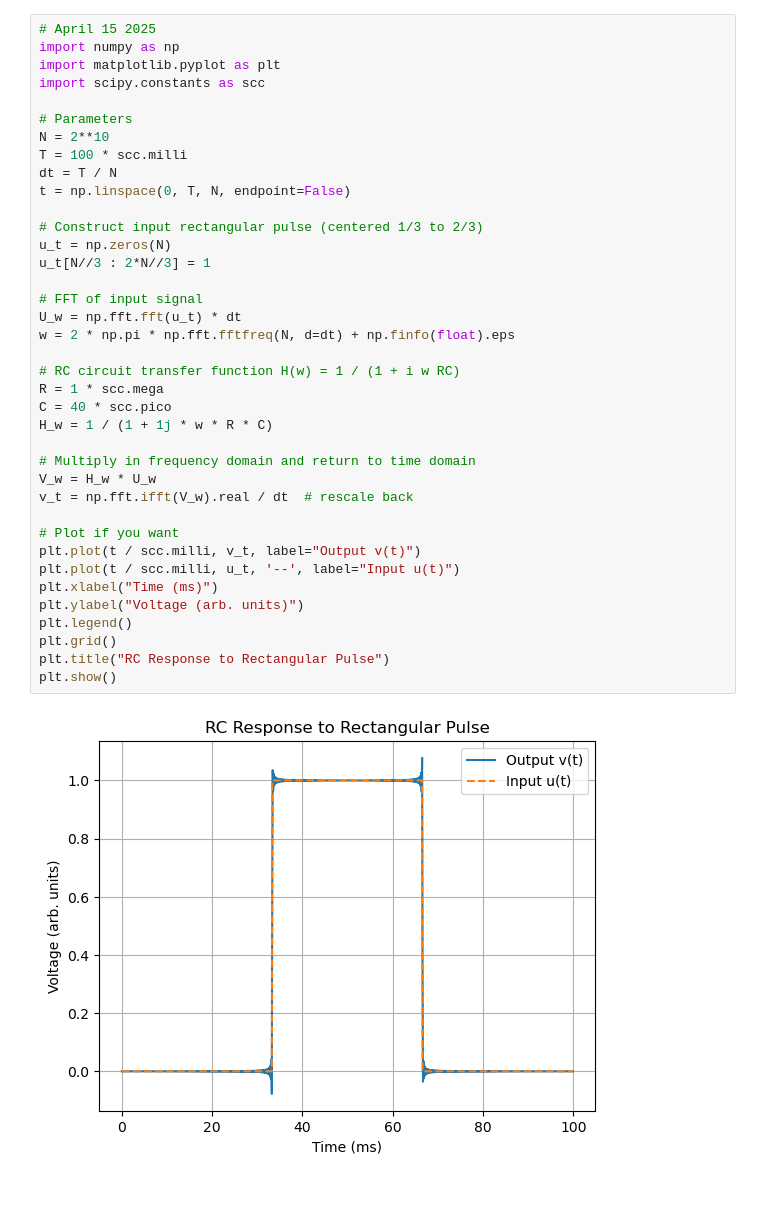
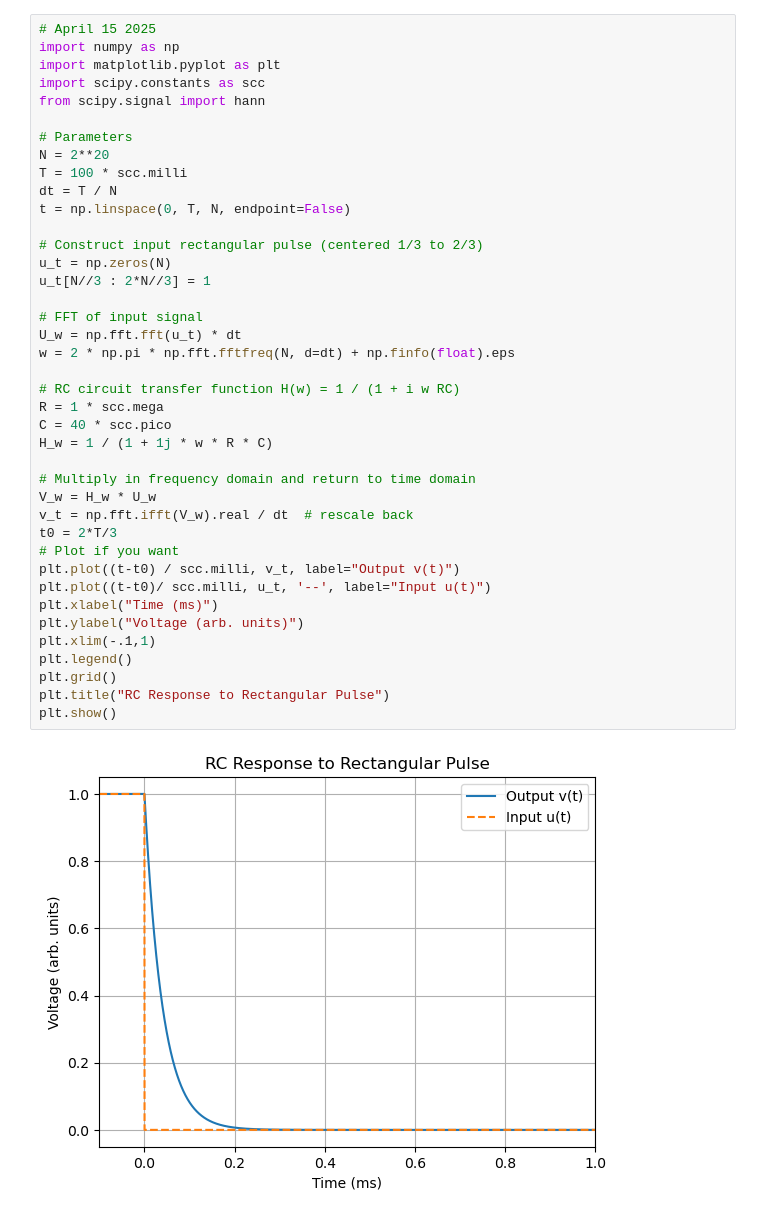
Before and after one commit to luriol/Cryopreservation, a Jupyter notebook: capacitor_time_domain.ipynb, the cells around one changed output. Drawn from its saved outputs; the diff is of its cells as text.

```diff
--- a/capacitor_time_domain.ipynb
+++ b/capacitor_time_domain.ipynb
@@ -3,41 +3,43 @@
 import numpy as np
 import matplotlib.pyplot as plt
 import scipy.constants as scc
+from scipy.signal import hann
 
 # Parameters
-N = 2**10
+N = 2**20
 T = 100 * scc.milli
 dt = T / N
 t = np.linspace(0, T, N, endpoint=False)
 
 # Construct input rectangular pulse (centered 1/3 to 2/3)
 u_t = np.zeros(N)
 u_t[N//3 : 2*N//3] = 1
 
 # FFT of input signal
 U_w = np.fft.fft(u_t) * dt
 w = 2 * np.pi * np.fft.fftfreq(N, d=dt) + np.finfo(float).eps
 
 # RC circuit transfer function H(w) = 1 / (1 + i w RC)
 R = 1 * scc.mega
 C = 40 * scc.pico
 H_w = 1 / (1 + 1j * w * R * C)
 
 # Multiply in frequency domain and return to time domain
 V_w = H_w * U_w
 v_t = np.fft.ifft(V_w).real / dt  # rescale back
-
+t0 = 2*T/3
 # Plot if you want
-plt.plot(t / scc.milli, v_t, label="Output v(t)")
-plt.plot(t / scc.milli, u_t, '--', label="Input u(t)")
+plt.plot((t-t0) / scc.milli, v_t, label="Output v(t)")
+plt.plot((t-t0)/ scc.milli, u_t, '--', label="Input u(t)")
 plt.xlabel("Time (ms)")
 plt.ylabel("Voltage (arb. units)")
+plt.xlim(-.1,1)
 plt.legend()
 plt.grid()
 plt.title("RC Response to Rectangular Pulse")
 plt.show()
 # %% [output]
-[figure, old version]
+[figure, new version]
 # %%
 # FFTs of input and output signals
 V_w_recover = np.fft.fft(np.real(v_t)) * dt
```
Also changed, not shown: parts of 5 cells of this notebook.
